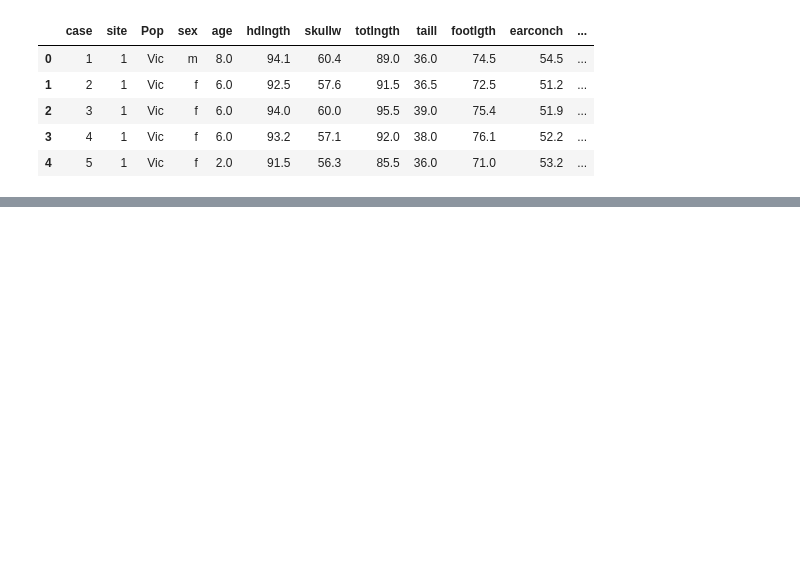
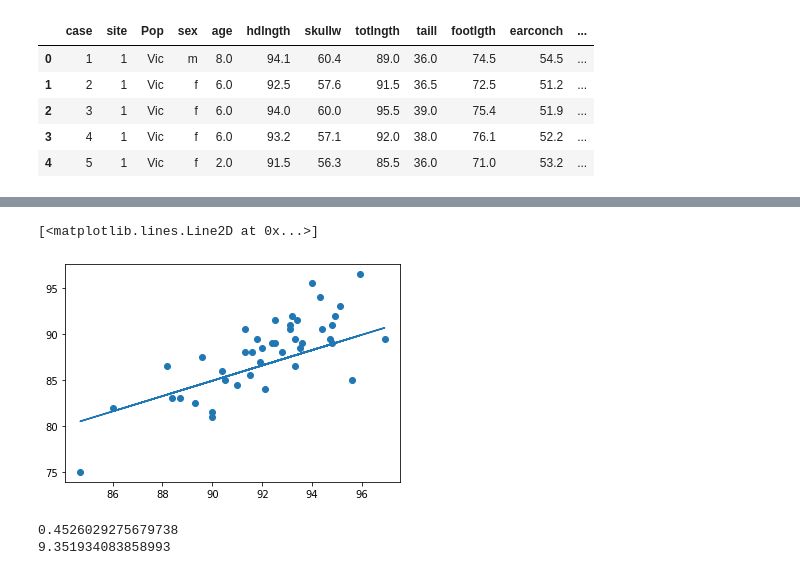
Before and after one commit to erikacui/Homework2, a Jupyter notebook: notebook/MachineLearningHomework2.ipynb, the cells around one changed output, grey strips where cells are left out. Cells and saved outputs as stored; diff of their text form; code cells hidden in the pictures; blank space fills up the shorter version.

```diff
--- a/notebook/MachineLearningHomework2.ipynb
+++ b/notebook/MachineLearningHomework2.ipynb
@@ -23,0 +57,7 @@ from scipy import stats
+# %%
+plt.scatter(data_f.hdlngth, data_f.totlngth)
+
+plt.plot(data_f.hdlngth, linear_line(data_f.hdlngth, opt[0], opt[1]))
+# %% [output]
+[<matplotlib.lines.Line2D at 0x...>]
+[figure, added]
@@ -23,0 +66,6 @@ from scipy import stats
+# %%
+print(r2_score(data_f.totlngth, data_f.totlngth_pred))
+print(mean_squared_error(data_f.totlngth, data_f.totlngth_pred))
+# %% [output]
+0.4526029275679738
+9.351934083858993
```
Also changed, not shown: parts of 21 cells of this notebook.
